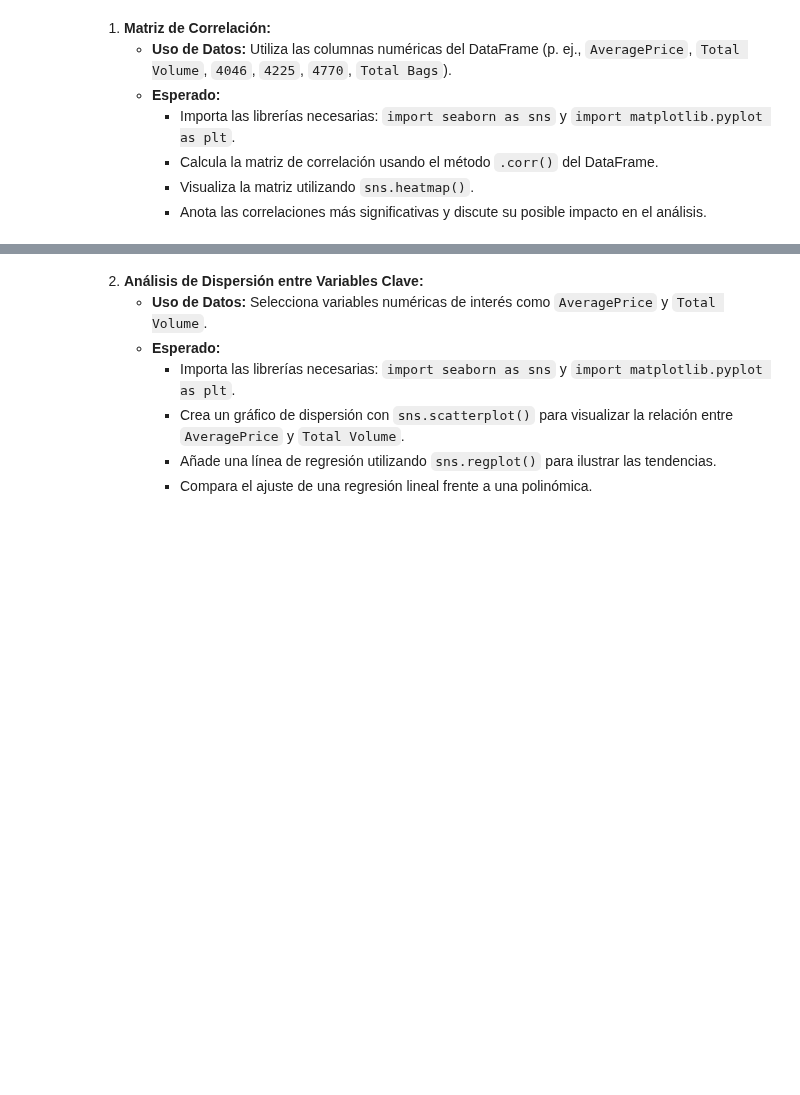
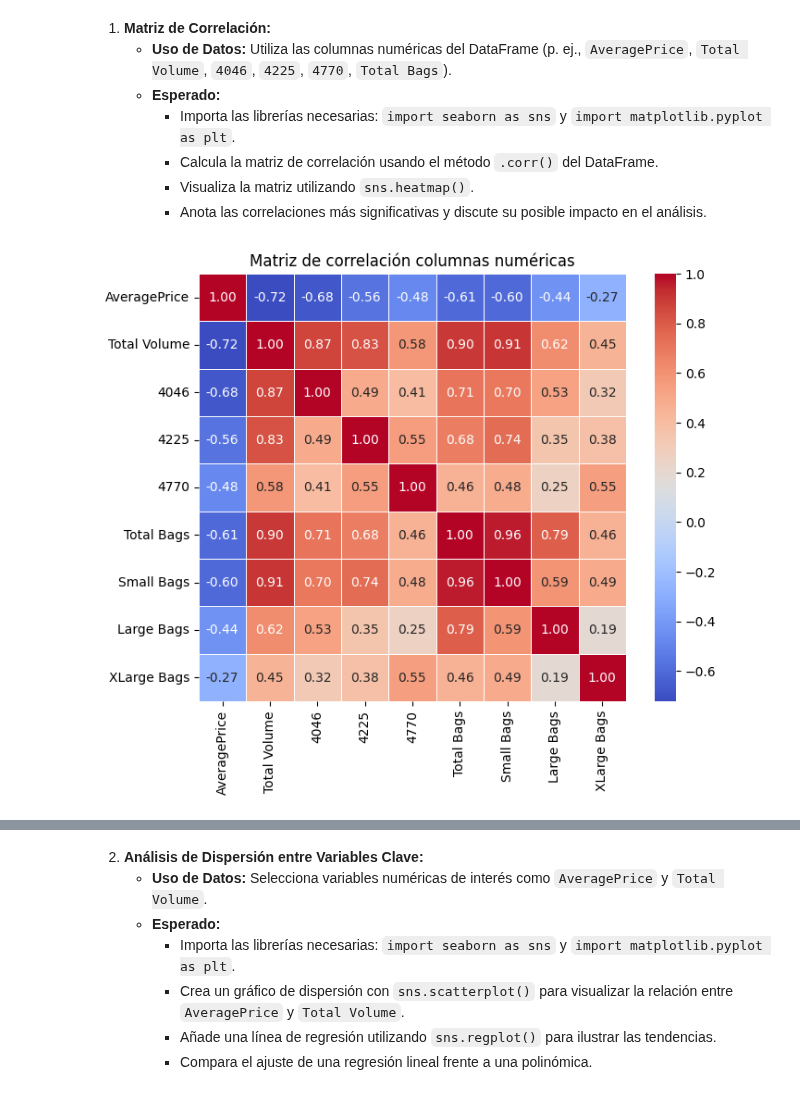
Before and after one commit to albagd77/MAGic-Avocado-TP1, a Jupyter notebook: 05_correlacion_y_regresion.ipynb, the cells around one changed output, grey strips where cells are left out. Drawn from its saved outputs; the diff is of its cells as text; code cells hidden in the pictures; blank space fills up the shorter version.

```diff
--- a/05_correlacion_y_regresion.ipynb
+++ b/05_correlacion_y_regresion.ipynb
@@ -3,0 +49,7 @@
+# %%
+# Copia del dataframe para preservar datos originales
+df = df_orig.copy()
+# %%
+# Añade columna con categorización de City/Region/GreaterRegion/TotalUS
+df['cat_region'] = df['region'].transform(lambda x: magic.get_truly_region(x))
+df
@@ -3,0 +70,7 @@
+# %%
+# Convierte 'Date' a tipo datetime
+df['Date'] = pd.to_datetime(df['Date'])
+# %%
+# Prepara filtro de filas para tener en cuenta sólo verdaderamente GreaterRegion
+greater_regions = df[df['cat_region']=='GreaterRegion']
+greater_regions.head()
@@ -9,3 +89,13 @@
      - Calcula la matriz de correlación usando el método `.corr()` del DataFrame.
      - Visualiza la matriz utilizando `sns.heatmap()`.
      - Anota las correlaciones más significativas y discute su posible impacto en el análisis.
+# %%
+df_corr=greater_regions[['AveragePrice', 'Total Volume', '4046', '4225', '4770', 'Total Bags', 'Small Bags', 'Large Bags', 'XLarge Bags' ]]
+matriz_corr=df_corr.corr()
+
+plt.figure(figsize=(8, 6))
+sns.heatmap(matriz_corr, annot=True, cmap='coolwarm', fmt=".2f", square=True, linewidths=0.5)
+plt.title('Matriz de correlación columnas numéricas')
+plt.show()
+# %% [output]
+[figure, added]
```
Also changed, not shown: parts of 16 cells of this notebook, 1 other file.
